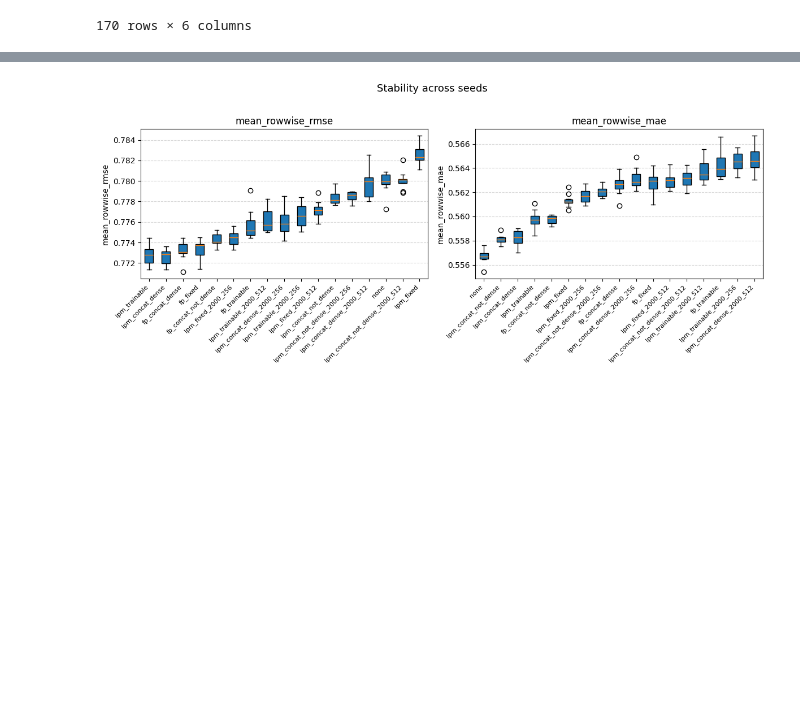
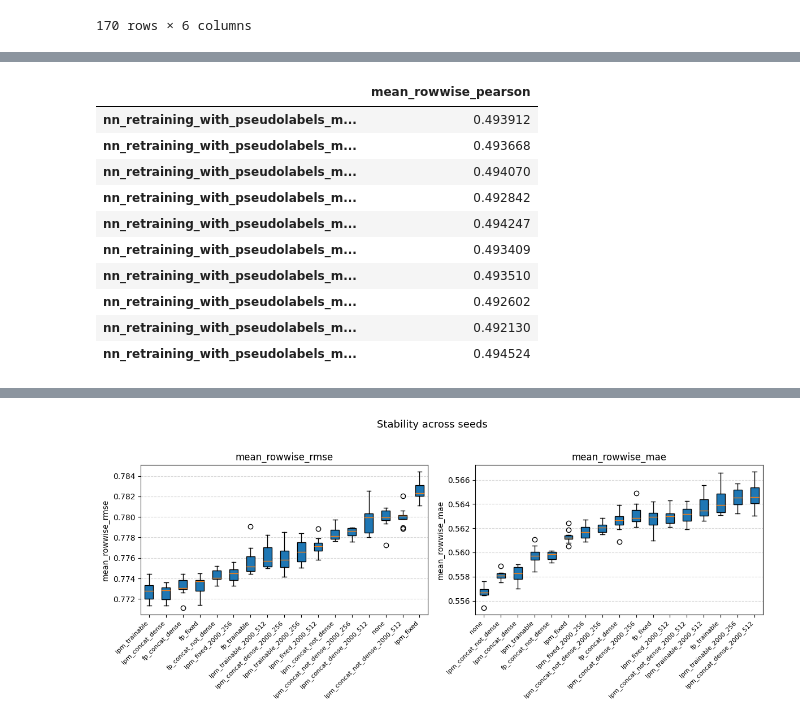
Before and after one commit to theislab/op3_signatures, a Jupyter notebook: notebooks/models_reproducibility/op3_models_reproducibility_printing_results_subsamples_stability_additional_lpm.ipynb, the cells around one changed output, grey strips where cells are left out. Cells and saved outputs as stored; diff of their text form; code cells hidden in the pictures; blank space fills up the shorter version.

```diff
--- a/notebooks/models_reproducibility/op3_models_reproducibility_printing_results_subsamples_stability_additional_lpm.ipynb
+++ b/notebooks/models_reproducibility/op3_models_reproducibility_printing_results_subsamples_stability_additional_lpm.ipynb
@@ -125,0 +154,14 @@ df_method_err.sort_values(by="mean_rowwise_rmse")
+# %%
+df_method_corr[df_method_corr['method_name'] == 'nn_retraining_with_pseudolabels_mol_emb_subsample_lpm_trainable'][['mean_rowwise_pearson']]
+# %% [output]
+|  | mean_rowwise_pearson |
+| nn_retraining_with_pseudolabels_m... | 0.493912 |
+| nn_retraining_with_pseudolabels_m... | 0.493668 |
+| nn_retraining_with_pseudolabels_m... | 0.494070 |
+| nn_retraining_with_pseudolabels_m... | 0.492842 |
+| nn_retraining_with_pseudolabels_m... | 0.494247 |
+| nn_retraining_with_pseudolabels_m... | 0.493409 |
+| nn_retraining_with_pseudolabels_m... | 0.493510 |
+| nn_retraining_with_pseudolabels_m... | 0.492602 |
+| nn_retraining_with_pseudolabels_m... | 0.492130 |
+| nn_retraining_with_pseudolabels_m... | 0.494524 |
```
Also changed, not shown: parts of 4 cells of this notebook, 6 other files.
